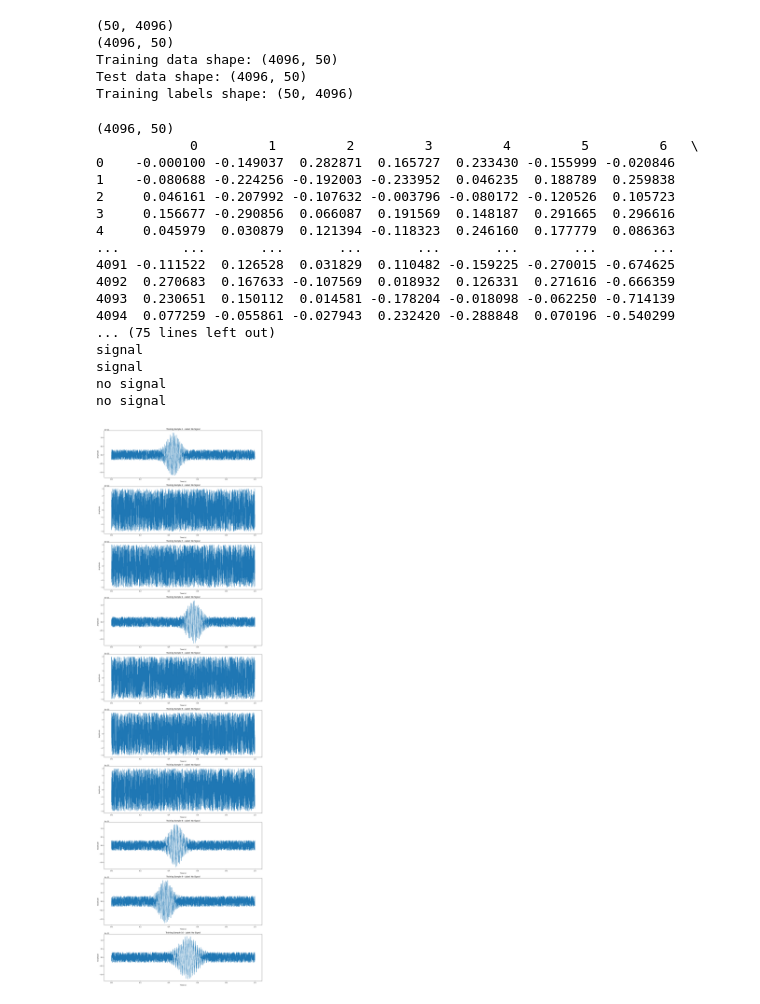
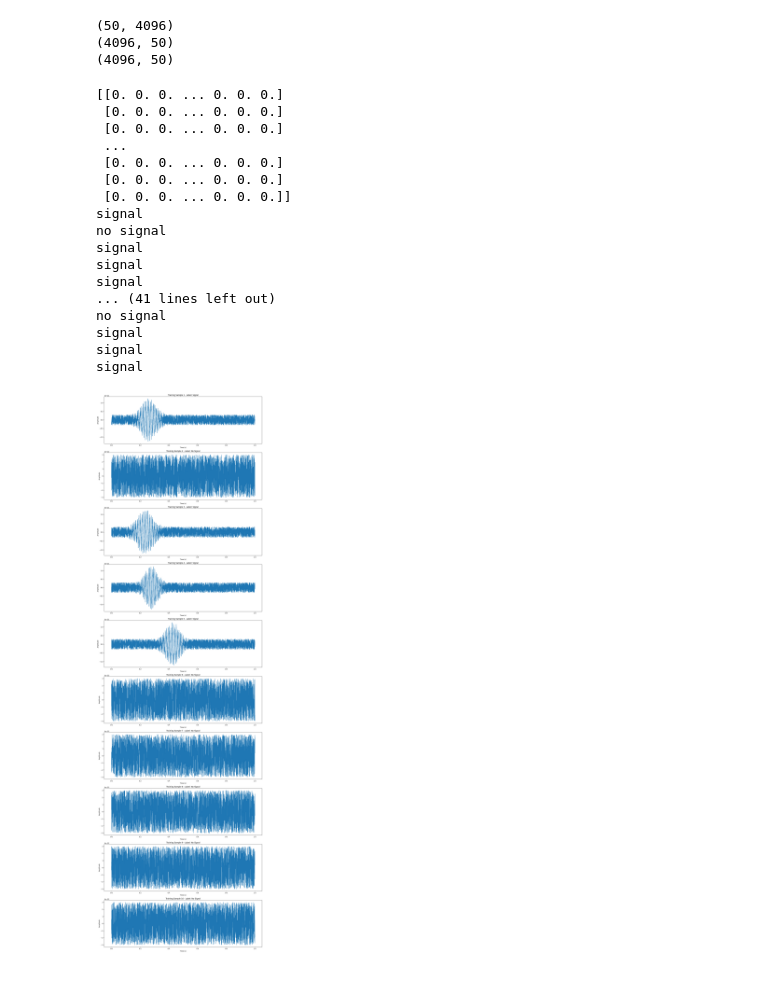
Before and after one commit to sagi-avraham/MSd-Project, a Jupyter notebook: data/STRAIN/gw_data_generator_and_model.ipynb, the cells around one changed output. Saved outputs shown, nothing was run; the diff lists cells and outputs as text; code cells hidden in the pictures.

```diff
--- a/data/STRAIN/gw_data_generator_and_model.ipynb
+++ b/data/STRAIN/gw_data_generator_and_model.ipynb
@@ -121,77 +121,80 @@ X_train, X_test, y_train, y_test = train_test_split(data, labels, test_size=0.5,
 X_train_transposed = X_train.T
 X_test_transposed = X_test.T
 
-print(y_train.shape)  # (300, 4096)
+#print(y_train.shape)  # (300, 4096)
 
 # Create labels array where each row is filled with the respective label value for training data
 y_train_expanded = y_train
 
 # Save training data to CSV file
 train_df = pd.DataFrame(X_train_transposed)
-train_df.to_csv('train.csv', index=False, header=False)
+train_df.to_csv('train.csv', index=False, )
 
 # Save test data to CSV file
 test_df = pd.DataFrame(X_test_transposed)
-test_df.to_csv('test.csv', index=False, header=False)
+test_df.to_csv('test.csv', index=False)
 
 # Save training labels to CSV file
 labels_train_df = pd.DataFrame(y_train.T)
 print(labels_train_df.shape)  # Should print (4096, 300)
-labels_train_df.to_csv('labels.csv', index=False, header=False)
+labels_train_df.to_csv('labels.csv', index=False)
+
+# Save test labels to CSV file
+labels_test_df = pd.DataFrame(y_test.T)
+print(labels_test_df.shape)  # Should print (4096, 300)
+labels_train_df.to_csv('test_labels.csv', index=False)
 
 # Verify the shapes of saved data
-print(f'Training data shape: {X_train_transposed.shape}')
-print(f'Test data shape: {X_test_transposed.shape}')
-print(f'Training labels shape: {y_train_expanded.shape}')
+#print(f'Training data shape: {X_train_transposed.shape}')
+#print(f'Test data shape: {X_test_transposed.shape}')
+#print(f'Training labels shape: {test_df.shape}')
 # %% [output]
 (50, 4096)
 (4096, 50)
-Training data shape: (4096, 50)
-Test data shape: (4096, 50)
-Training labels shape: (50, 4096)
+(4096, 50)
 # %%
-print(labels_train_df.shape)
-print(train_df)
+
+print(y_test)
 for i in range(0,50):
-    if np.any(labels_train_df[i]==1):
+    if np.any(y_test[i]==1):
         print('signal')
     else:
         print('no signal')
 # %% [output]
-(4096, 50)
-            0         1         2         3         4         5         6   \
-0    -0.000100 -0.149037  0.282871  0.165727  0.233430 -0.155999 -0.020846
-1    -0.080688 -0.224256 -0.192003 -0.233952  0.046235  0.188789  0.259838
-2     0.046161 -0.207992 -0.107632 -0.003796 -0.080172 -0.120526  0.105723
-3     0.156677 -0.290856  0.066087  0.191569  0.148187  0.291665  0.296616
-4     0.045979  0.030879  0.121394 -0.118323  0.246160  0.177779  0.086363
-...        ...       ...       ...       ...       ...       ...       ...
-4091 -0.111522  0.126528  0.031829  0.110482 -0.159225 -0.270015 -0.674625
-4092  0.270683  0.167633 -0.107569  0.018932  0.126331  0.271616 -0.666359
-4093  0.230651  0.150112  0.014581 -0.178204 -0.018098 -0.062250 -0.714139
-4094  0.077259 -0.055861 -0.027943  0.232420 -0.288848  0.070196 -0.540299
-... (75 lines left out)
+[[0. 0. 0. ... 0. 0. 0.]
+ [0. 0. 0. ... 0. 0. 0.]
+ [0. 0. 0. ... 0. 0. 0.]
+ ...
+ [0. 0. 0. ... 0. 0. 0.]
+ [0. 0. 0. ... 0. 0. 0.]
+ [0. 0. 0. ... 0. 0. 0.]]
+signal
+no signal
 signal
 signal
+signal
+... (41 lines left out)
 no signal
-no signal
+signal
+signal
+signal
 # %%
 # Parameters for plotting
 num_samples_to_plot = 10
 num_points = 4096  # Number of time points in each sample
 time_indices = np.linspace(0, 1, num_points)  # Time indices corresponding to the data
 
 plt.figure(figsize=(15, 50))
 for i in range(num_samples_to_plot):
     plt.subplot(num_samples_to_plot, 1, i + 1)
-    sample = X_train[i]* A_base  # Scale back to the original amplitude
+    sample = X_test[i]* A_base  # Scale back to the original amplitude
     plt.plot(time_indices, sample)  # Plot the sampled points
-    actual_label = "Signal" if np.any(labels_train_df[i] == 1)else "No Signal"
+    actual_label = "Signal" if np.any(y_test[i] == 1) else "No Signal"
     plt.title(f'Training Sample {i+1} - Label: {actual_label}')
     plt.xlabel('Time (s)')
     plt.ylabel('Amplitude')
 
 plt.tight_layout()
 plt.show()
 # %% [output]
-[figure, old version]
+[figure, new version]
```
Also changed, not shown: 6 other files.
